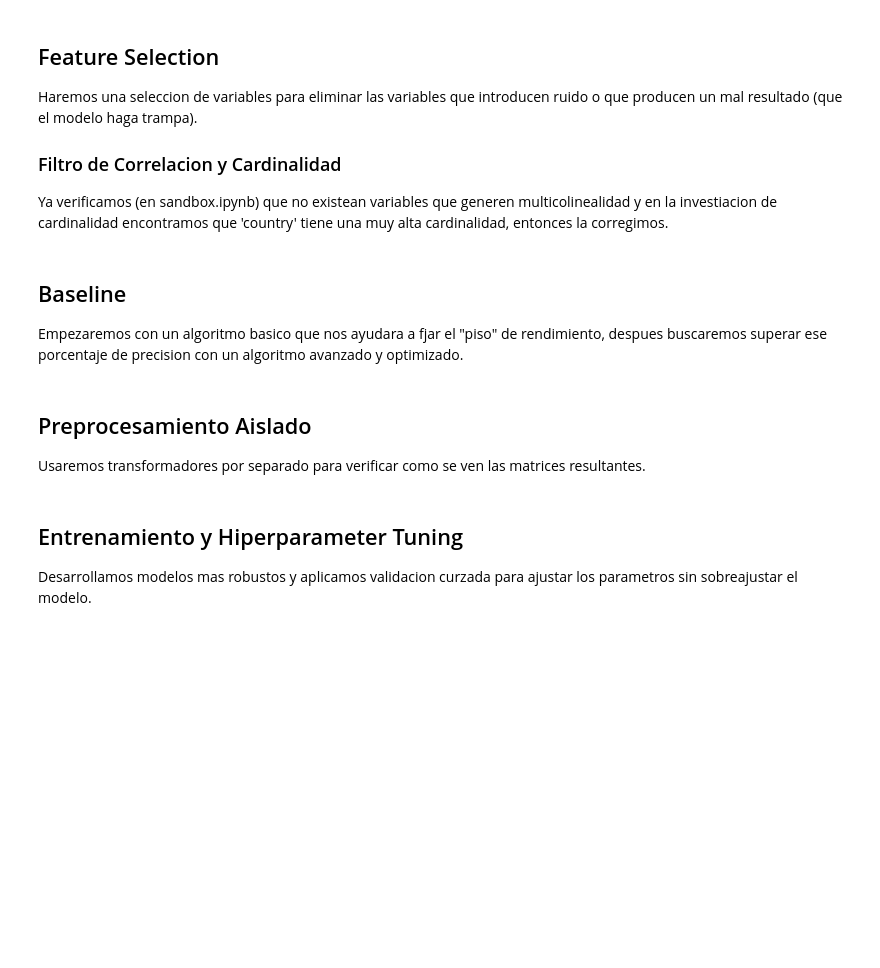
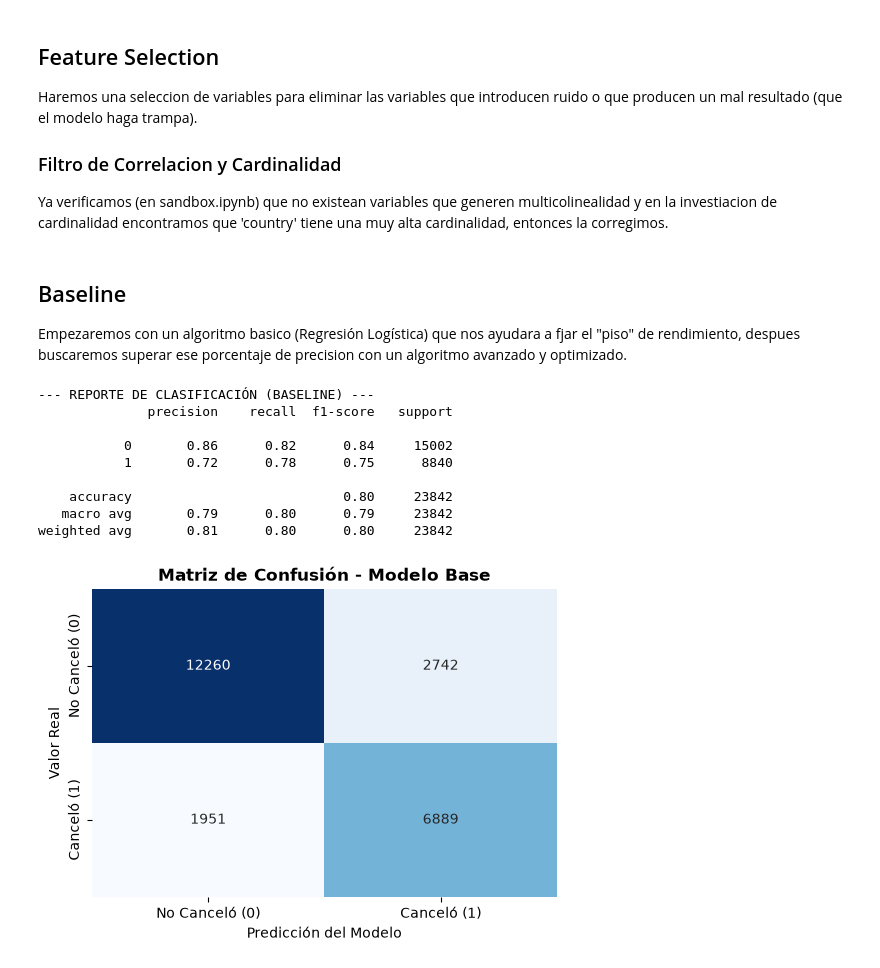
Before and after one commit to AlvaroAceval16/hotel-cancellation-prediction, a Jupyter notebook: notebooks/02_predictive_model.ipynb, the cells around one changed output. Cells and saved outputs as stored; diff of their text form; code cells hidden in the pictures; blank space fills up the shorter version.

Commit message:
Feat: Se creo y probo el baseline. Se creo, probo y comparo el pipeline de Random Forest y se exporto

```diff
--- a/notebooks/02_predictive_model.ipynb
+++ b/notebooks/02_predictive_model.ipynb
@@ -43,10 +45,67 @@ paises_top_10 = frecuencias_pais.head(10).index.tolist()
 X.loc[~X['country'].isin(paises_top_10), 'country'] = 'Other'
 # %% [markdown]
 ## Baseline
-Empezaremos con un algoritmo basico que nos ayudara a fjar el "piso" de rendimiento, despues buscaremos superar ese porcentaje de precision con un algoritmo avanzado y optimizado.
+Empezaremos con un algoritmo basico (Regresión Logística) que nos ayudara a fjar el "piso" de rendimiento, despues buscaremos superar ese porcentaje de precision con un algoritmo avanzado y optimizado.
-# %% [markdown]
-## Preprocesamiento Aislado
-Usaremos transformadores por separado para verificar como se ven las matrices resultantes.
-# %% [markdown]
-## Entrenamiento y Hiperparameter Tuning
-Desarrollamos modelos mas robustos y aplicamos validacion curzada para ajustar los parametros sin sobreajustar el modelo.
+# %%
+# Definicion de los tipos de columnas
+# Separamos qué columnas son números y cuáles son categorías de texto
+num_features = X.select_dtypes(include=['int64', 'float64']).columns.tolist()
+cat_features = X.select_dtypes(include=['object', 'str']).columns.tolist()
+
+# Construccion de los Transformadores
+# Escalar números (media 0, varianza 1) para que la Regresión Logística no se confunda con magnitudes
+num_transformer = Pipeline(steps=[
+    ('scaler', StandardScaler())
+])
+
+# Codificar texto a binario (One-Hot), ignorando categorías nuevas si aparecen en el futuro
+cat_transformer = Pipeline(steps=[
+    ('onehot', OneHotEncoder(handle_unknown='ignore', sparse_output=False))
+])
+
+preprocessor = ColumnTransformer(
+    transformers=[
+        ('num', num_transformer, num_features),
+        ('cat', cat_transformer, cat_features)
+    ])
+
+# Creacion de la Baseline Pipeline
+# max_iter=1000 asegura que el algoritmo matemático tenga tiempo de converger
+baseline_pipeline = Pipeline(steps=[
+    ('preprocessor', preprocessor),
+    ('classifier', LogisticRegression(max_iter=1000, class_weight='balanced', random_state=42))
+])
+
+# Particion de los datos en entrenamiento y prueba
+X_train, X_test, y_train, y_test = train_test_split(X, y, test_size=0.2, random_state=42, stratify=y)
+
+# Entrenamiento del modelo de Regresión Logística
+baseline_pipeline.fit(X_train, y_train)
+
+# Evaluación del modelo en el conjunto de prueba
+y_pred = baseline_pipeline.predict(X_test)
+
+print("\n--- REPORTE DE CLASIFICACIÓN (BASELINE) ---")
+print(classification_report(y_test, y_pred))
+
+# Matriz de confusion
+plt.figure(figsize=(6, 4))
+cm = confusion_matrix(y_test, y_pred)
+sns.heatmap(cm, annot=True, fmt='d', cmap='Blues', cbar=False)
+plt.title('Matriz de Confusión - Modelo Base', fontweight='bold')
+plt.ylabel('Valor Real')
+plt.xlabel('Predicción del Modelo')
+plt.xticks([0.5, 1.5], ['No Canceló (0)', 'Canceló (1)'])
+plt.yticks([0.5, 1.5], ['No Canceló (0)', 'Canceló (1)'])
+plt.show()
+# %% [output]
+--- REPORTE DE CLASIFICACIÓN (BASELINE) ---
+              precision    recall  f1-score   support
+
+           0       0.86      0.82      0.84     15002
+           1       0.72      0.78      0.75      8840
+
+    accuracy                           0.80     23842
+   macro avg       0.79      0.80      0.79     23842
+weighted avg       0.81      0.80      0.80     23842
+[figure, added]
```
Also changed, not shown: parts of 7 cells of this notebook, 1 other file.
